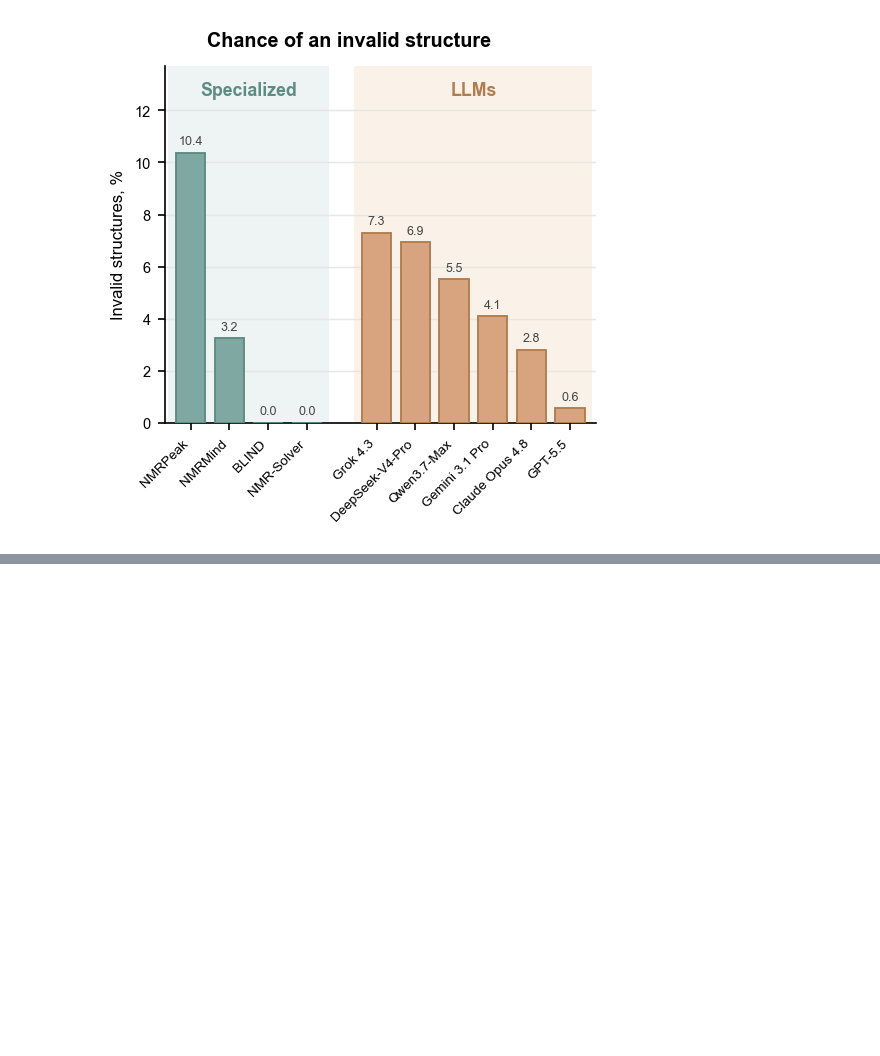
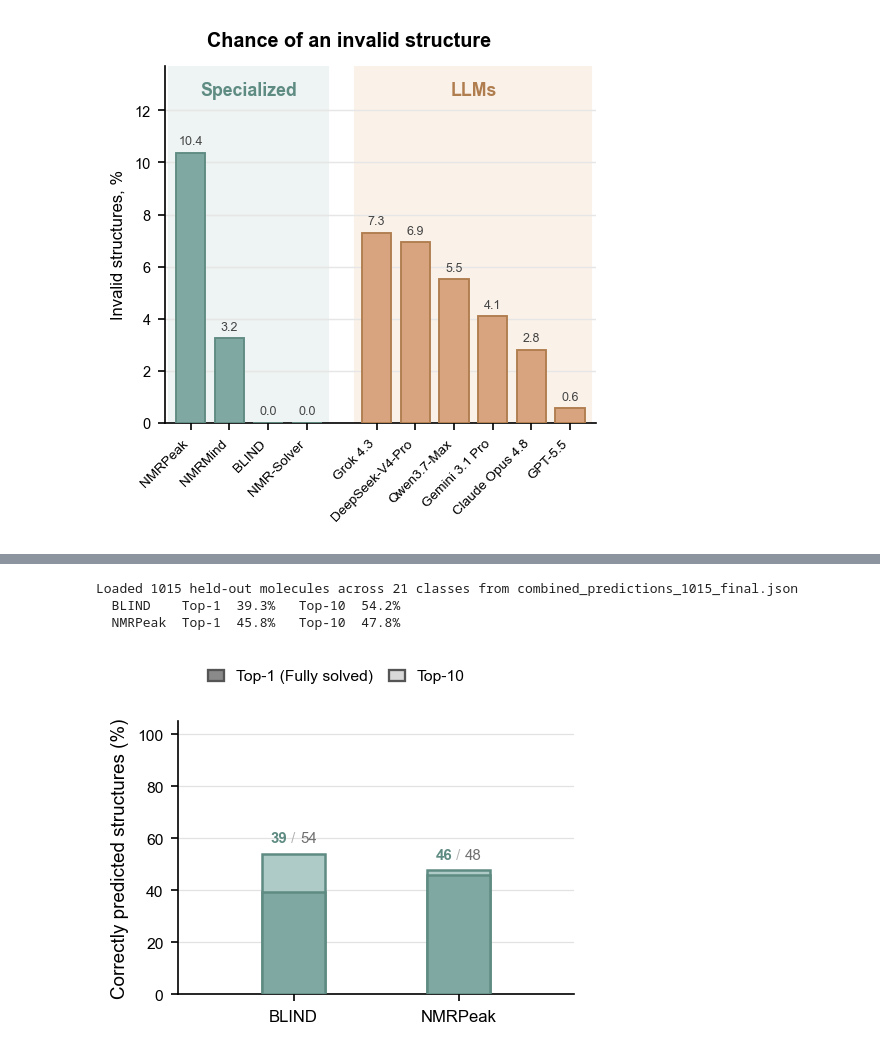
Before and after one commit to odanchem/NMRArena, a Jupyter notebook: analysis/data_analysis.ipynb, the cells around one changed output, grey strips where cells are left out. Cells and saved outputs as stored; diff of their text form; code cells hidden in the pictures; blank space fills up the shorter version.

Commit message:
Addition of held-out dataset and predictions

```diff
--- a/analysis/data_analysis.ipynb
+++ b/analysis/data_analysis.ipynb
@@ -1034,0 +1004,59 @@ plt.show()
+# %%
+# Only the two specialized models were run on the held-out set.
+HELD_METHODS = ["odan_ai", "nmrpeak"]
+HELD_PATH    = ROOT / "results" / "combined_predictions_1015_final.json"
+
+held_raw = json.loads(HELD_PATH.read_text(encoding="utf-8"))
+held = [{"cls": cls, "quintile": qk, "truth": e["smiles"], "n_complex": e["n_complex"],
+         "preds": {m: (e.get(m) or []) for m in HELD_METHODS}}
+        for cls, quints in held_raw.items()
+        for qk, entries in quints.items()
+        for e in entries]
+n_held = len(held)
+print(f"Loaded {n_held} held-out molecules across {len(held_raw)} classes from {HELD_PATH.name}")
+
+# Same matching rule as everywhere above: canonical, stereo-stripped, candidate lists read best-first.
+held_ranks = {m: [hit_rank(r["truth"], r["preds"][m]) for r in held] for m in HELD_METHODS}
+held_rate  = {m: {k: 100.0 * sum(1 for r in held_ranks[m] if r is not None and r <= k) / n_held
+                  for k in TOPK} for m in HELD_METHODS}
+for m in HELD_METHODS:
+    print(f"  {DISPLAY[m]:<8} Top-1 {held_rate[m][1]:5.1f}%   Top-10 {held_rate[m][10]:5.1f}%")
+
+# ---- single-column figure, same encoding as the main Top-k chart ----
+x, bw = np.array([0.0, 1.0]), 0.38
+fig, ax = plt.subplots(figsize=(3.3, 2.6))
+fig.subplots_adjust(left=0.18, right=0.98, top=0.84, bottom=0.14)
+
+for xi, m in zip(x, HELD_METHODS):
+    t1, t10 = held_rate[m][1], held_rate[m][10]
+    ax.bar(xi, t10, bw, color=GREEN["cap"],   edgecolor=GREEN["edge"], linewidth=1.2, zorder=2)
+    ax.bar(xi, t1,  bw, color=GREEN["solid"], edgecolor=GREEN["edge"], linewidth=1.2, zorder=3)
+    boxes = [TextArea(f"{t1:.0f}",  textprops=dict(color=GREEN["edge"], fontweight="bold", fontsize=7.2)),
+             TextArea(" / ",        textprops=dict(color="#b3b3b3", fontsize=7.2)),
+             TextArea(f"{t10:.0f}", textprops=dict(color="#6f6f6f", fontsize=7.2))]
+    pack = HPacker(children=boxes, align="baseline", pad=0, sep=0)
+    ax.add_artist(AnnotationBbox(pack, (xi, t10), xybox=(0, 4), xycoords="data",
+                                 boxcoords="offset points", box_alignment=(0.5, 0.0), frameon=False, pad=0))
+
+ax.set_xticks(x)
+ax.set_xticklabels([DISPLAY[m] for m in HELD_METHODS])
+ax.set_xlim(-0.7, 1.7)
+ax.set_ylabel("Correctly predicted structures (%)")
+ax.set_ylim(0, 105)
+ax.set_yticks(range(0, 101, 20))
+ax.set_axisbelow(True)
+ax.yaxis.grid(True, color="#E2E2E2", linewidth=0.6)
+for s in ("top", "right"):
+    ax.spines[s].set_visible(False)
+
+handles = [Patch(facecolor="#8a8a8a", edgecolor="#555555", linewidth=1.1, label="Top-1 (Fully solved)"),
+           Patch(facecolor="#d9d9d9", edgecolor="#555555", linewidth=1.1, label="Top-10")]
+fig.legend(handles=handles, loc="center", bbox_to_anchor=(0.5, 0.955), ncol=2,
+           frameon=False, handlelength=1.0, columnspacing=1.0, fontsize=7.5)
+save_fig(fig, "fig_heldout_topk_specialized")
+plt.show()
+# %% [output]
+Loaded 1015 held-out molecules across 21 classes from combined_predictions_1015_final.json
+  BLIND    Top-1  39.3%   Top-10  54.2%
+  NMRPeak  Top-1  45.8%   Top-10  47.8%
+[figure, added]
```
Also changed, not shown: parts of 7 cells of this notebook, 4 other files.
